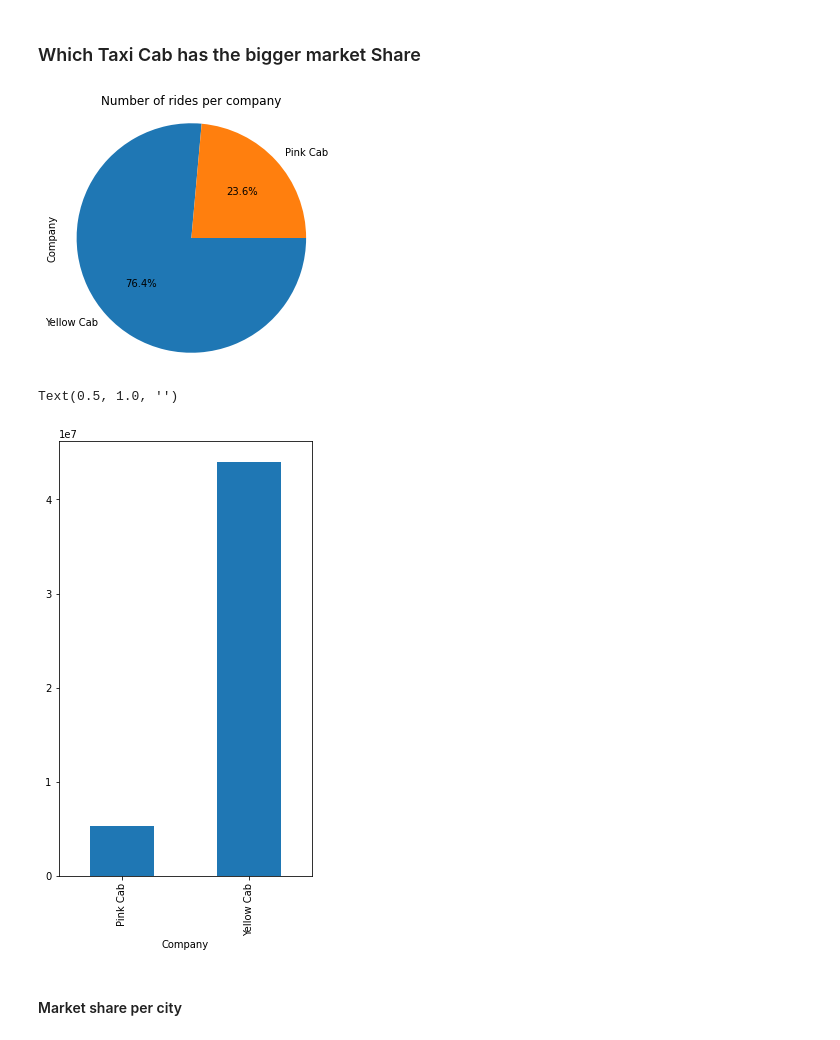
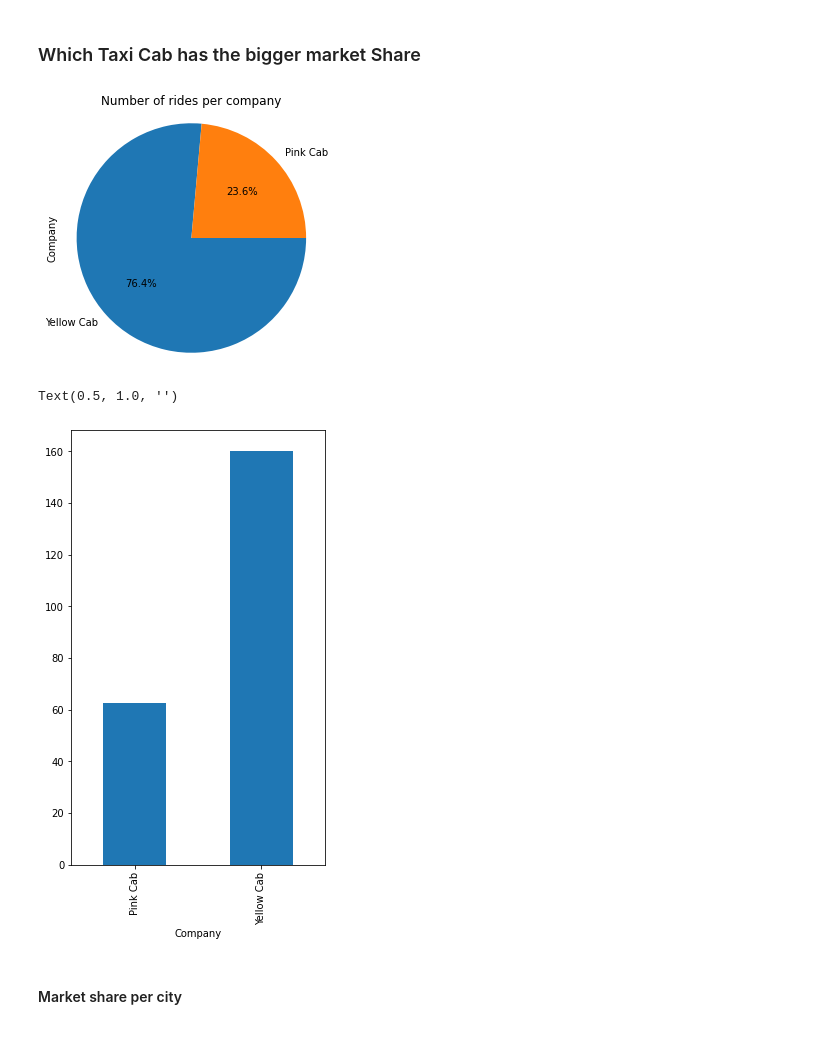
Before and after one commit to Jaeljane/Cab-Insight, a Jupyter notebook: Exploratory data analysis (Cab).ipynb, the cells around one changed output. Saved outputs shown, nothing was run; the diff lists cells and outputs as text; code cells hidden in the pictures.

```diff
--- a/Exploratory data analysis (Cab).ipynb
+++ b/Exploratory data analysis (Cab).ipynb
@@ -66,23 +66,23 @@ sns.histplot(data=df , x='profit/km' , hue="Company");
 # %%
 labels=['Pink Cab', 'Yellow Cab']
 plt.figure(figsize=[10, 8])
 
 plt.subplot(1, 2, 1)
 company = df['Company'].value_counts()
 company.plot(kind='pie', autopct='%1.1f%%', counterclock = False)
 plt.axis('square')
 plt.title('Number of rides per company')
 plt.show()
 
 plt.subplot(1, 2, 2)
-ax=df.groupby('Company')['profit'].sum()
+ax=df.groupby('Company')['profit'].mean()
 ax.plot(figsize=(10,8), kind='bar')
 #sns.barplot(data=df, x='Company', y='profit', ci=None)
 plt.title('')
 # %% [output]
 [figure]
 Text(0.5, 1.0, '')
-[figure, old version]
+[figure, new version]
 # %% [markdown]
 #### Market share per city
 # %%
```
Also changed, not shown: parts of 12 cells of this notebook.
